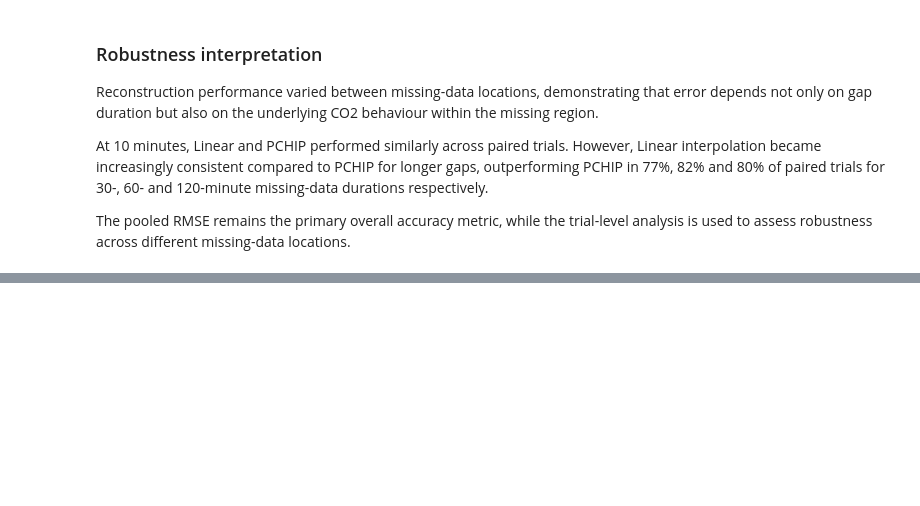
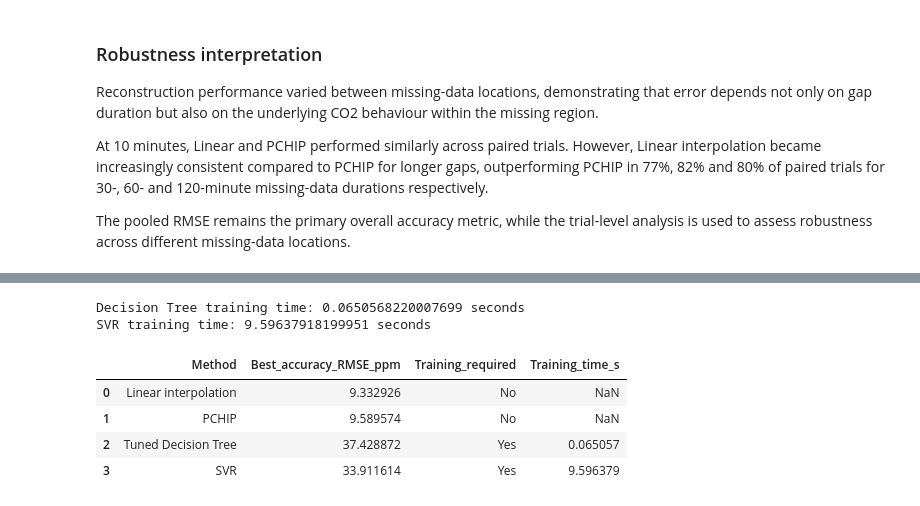
Before and after one commit to erica-teoh/MMA3001-CO2-Reconstruction, a Jupyter notebook: MMA3001_CO2_Reconstruction.ipynb, the cells around one changed output, grey strips where cells are left out. Drawn from its saved outputs; the diff is of its cells as text; code cells hidden in the pictures; blank space fills up the shorter version.

Commit message:
Stage 9: evaluate computational performance and method trade-offs

```diff
--- a/MMA3001_CO2_Reconstruction.ipynb
+++ b/MMA3001_CO2_Reconstruction.ipynb
@@ -1829,0 +1879,77 @@ The pooled RMSE remains the primary overall accuracy metric, while the trial-lev
+# %%
+# Decision Tree training time
+start = perf_counter()
+
+benchmark_tree = DecisionTreeRegressor(
+    max_depth=4,
+    random_state=3001
+)
+
+benchmark_tree.fit(
+    train_df[FEATURES],
+    train_df[TARGET]
+)
+
+tree_training_time = perf_counter() - start
+
+
+# SVR training time
+start = perf_counter()
+
+benchmark_svr = SVR(
+    kernel="linear",
+    C=10,
+    epsilon=0.1
+)
+
+benchmark_svr.fit(
+    X_train_scaled,
+    train_df[TARGET]
+)
+
+svr_training_time = perf_counter() - start
+
+
+print("Decision Tree training time:",
+      tree_training_time, "seconds")
+
+print("SVR training time:",
+      svr_training_time, "seconds")
+# %% [output]
+Decision Tree training time: 0.0650568220007699 seconds
+SVR training time: 9.59637918199951 seconds
+# %%
+performance_summary = pd.DataFrame({
+    "Method": [
+        "Linear interpolation",
+        "PCHIP",
+        "Tuned Decision Tree",
+        "SVR"
+    ],
+    "Best_accuracy_RMSE_ppm": [
+        linear_metrics["RMSE_ppm"].min(),
+        pchip_metrics["RMSE_ppm"].min(),
+        tuned_tree_metrics["RMSE_ppm"].min(),
+        svr_metrics["RMSE_ppm"].min()
+    ],
+    "Training_required": [
+        "No",
+        "No",
+        "Yes",
+        "Yes"
+    ],
+    "Training_time_s": [
+        np.nan,
+        np.nan,
+        tree_training_time,
+        svr_training_time
+    ]
+})
+
+performance_summary
+# %% [output]
+|  | Method | Best_accuracy_RMSE_ppm | Training_required | Training_time_s |
+| 0 | Linear interpolation | 9.332926 | No | NaN |
+| 1 | PCHIP | 9.589574 | No | NaN |
+| 2 | Tuned Decision Tree | 37.428872 | Yes | 0.065057 |
+| 3 | SVR | 33.911614 | Yes | 9.596379 |
```
Also changed, not shown: parts of 5 cells of this notebook.
